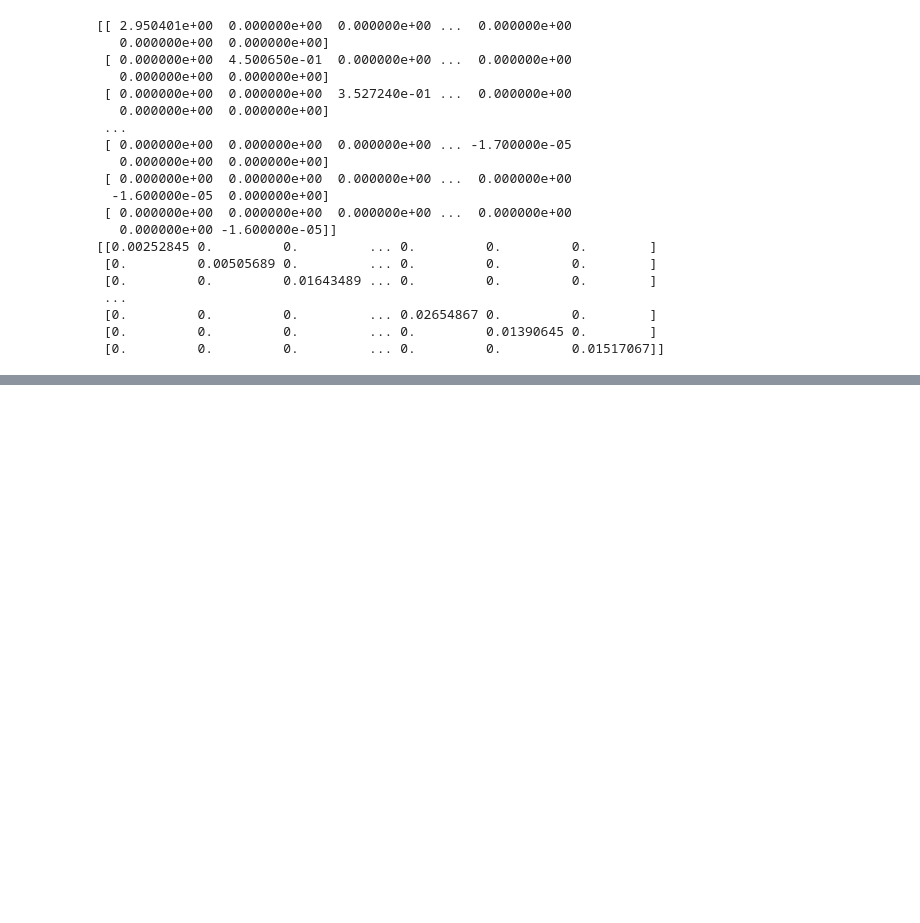
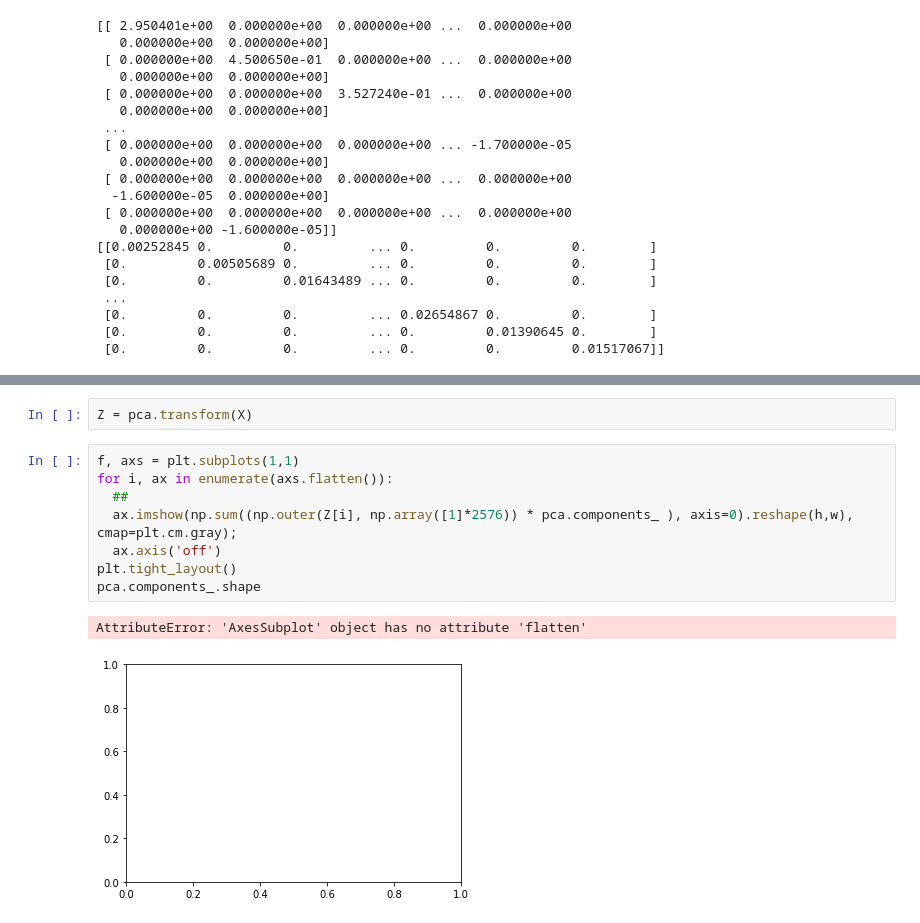
Before and after one commit to gianfrancobtl/tp2-metnum-c2-2022, a Jupyter notebook: notebooks/TP_2_autovalores_autovectores.ipynb, the cells around one changed output, grey strips where cells are left out. Drawn from its saved outputs; the diff is of its cells as text; blank space fills up the shorter version.

```diff
--- a/notebooks/TP_2_autovalores_autovectores.ipynb
+++ b/notebooks/TP_2_autovalores_autovectores.ipynb
@@ -153,0 +160,13 @@ res = V @ D @ V.T
+# %%
+Z = pca.transform(X)
+# %%
+f, axs = plt.subplots(1,1)
+for i, ax in enumerate(axs.flatten()):
+  ##
+  ax.imshow(np.sum((np.outer(Z[i], np.array([1]*2576)) * pca.components_ ), axis=0).reshape(h,w), cmap=plt.cm.gray);
+  ax.axis('off')
+plt.tight_layout()
+pca.components_.shape
+# %% [output]
+AttributeError: 'AxesSubplot' object has no attribute 'flatten'
+[figure, added]
```
Also changed, not shown: parts of 4 cells of this notebook, 1 other file.
